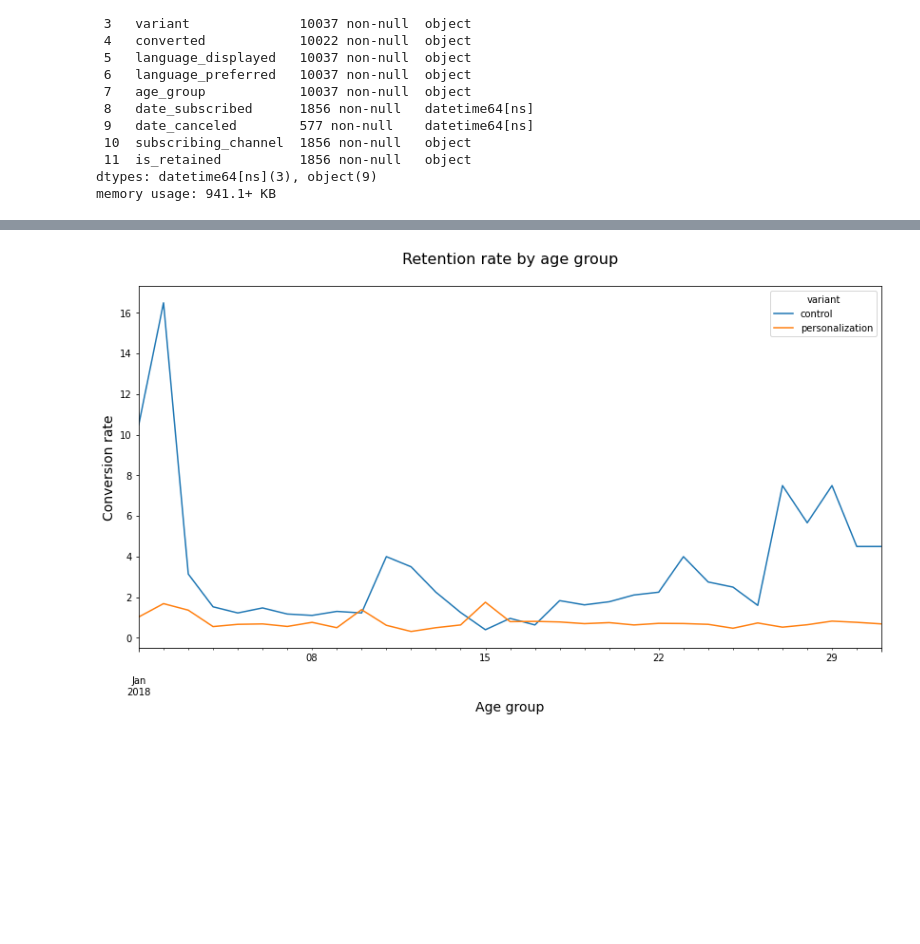
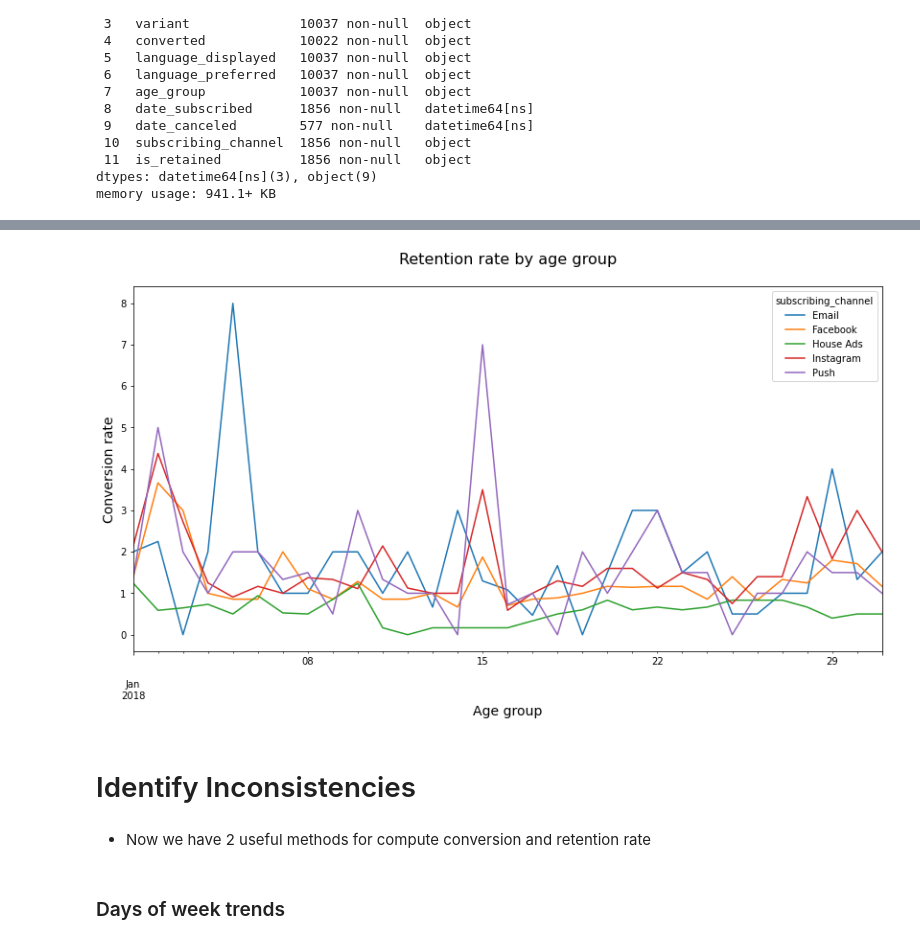
Before and after one commit to iamem1r/marketing_analysis, a Jupyter notebook: Automation.ipynb, the cells around one changed output, grey strips where cells are left out. Saved outputs shown, nothing was run; the diff lists cells and outputs as text; code cells hidden in the pictures; blank space fills up the shorter version.

Commit message:
identify inconsitencies

```diff
--- a/Automation.ipynb
+++ b/Automation.ipynb
@@ -109,7 +107,4 @@ def retention_rate(dataframe, column_names):
     # Fill missing values with 0
     retention_rate = retention_rate.fillna(0)
 
-    # Unstack and convert to pd.DataFrame
-    retention_rate = retention_rate.unstack(1)
-
     return retention_rate
@@ -137,10 +133,16 @@ retention_rate(marketing, ['date_served', 'variant'])
 # %%
-retention_rate(marketing, ['date_served', 'variant']).plot()
+retention_rate(marketing, ['date_served', 'subscribing_channel']).plot()
 fig = matplotlib.pyplot.gcf()
 fig.set_size_inches(14, 7)
 plt.title('Retention rate by age group\n', size = 16)
 plt.ylabel('Conversion rate', size = 14)
 plt.xlabel('Age group', size = 14)
 plt.show()
 # %% [output]
-[figure, old version]
+[figure, new version]
+# %% [markdown]
+# Identify Inconsistencies
+# %% [markdown]
+- Now we have 2 useful methods for compute conversion and retention rate
+# %% [markdown]
+### Days of week trends
```
Also changed, not shown: parts of 20 cells of this notebook.
